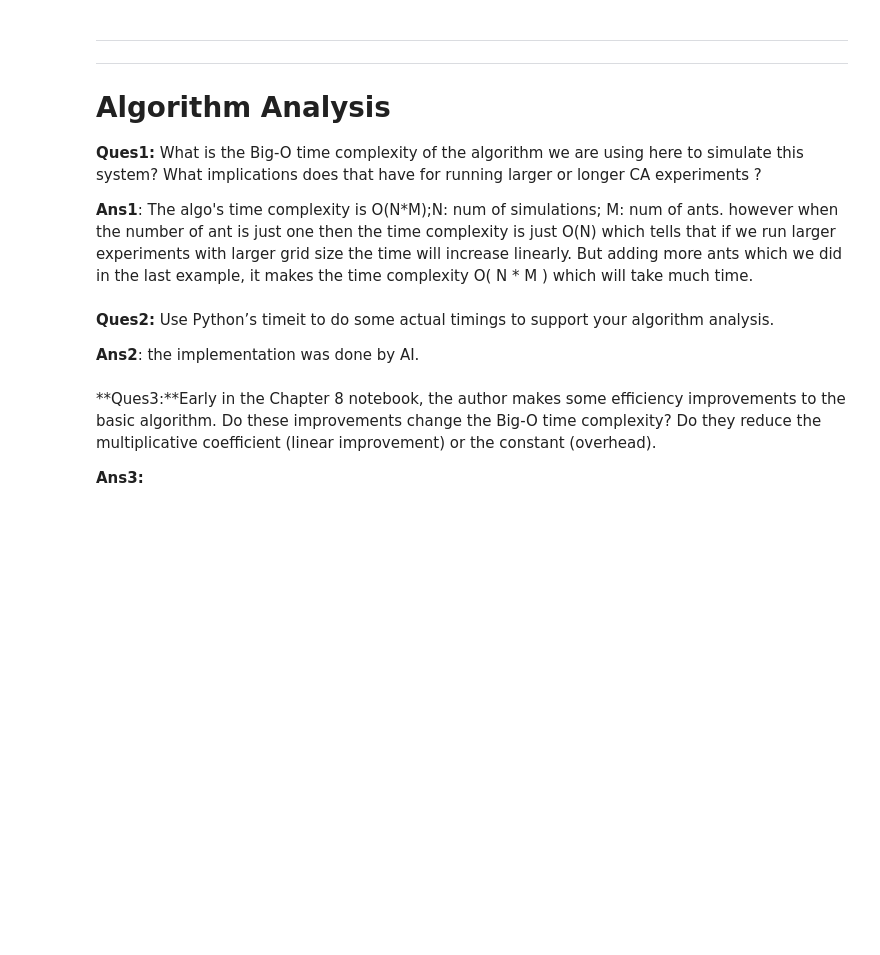
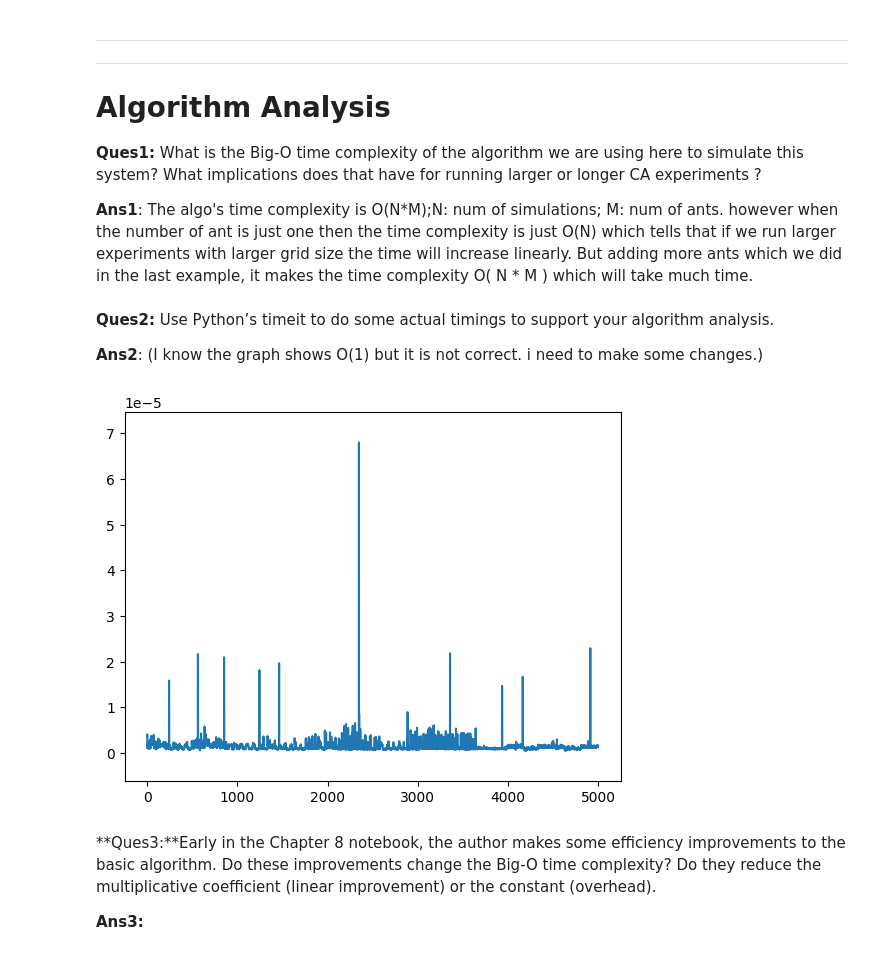
Before and after one commit to jashanpreetjabbal/cap-comp215, a Jupyter notebook: LangtonAnt.ipynb, the cells around one changed output. Drawn from its saved outputs; the diff is of its cells as text; code cells hidden in the pictures; blank space fills up the shorter version.

```diff
--- a/LangtonAnt.ipynb
+++ b/LangtonAnt.ipynb
@@ -59,7 +60,7 @@ https://github.com/lesguillemets/Langtons_ant
 i loved the way he used vectors to determine direction
 # %%
 class Ant(object):
-    def __init__(self, location, direction):
+    def __init__(self, location, direction=0):
         self.location = location
         self.direction = direction
 
@@ -86,10 +87,13 @@ class Ant(object):
 
     def die(self):
         self.isalive = False
+
+def create_ant(location, direction=0):
+    return Ant(location, direction)
 # %% [markdown]
 The code below has been taken from Lab6 and modified for the appropriate usage as needed for the project. The shape of the ant(last function) was generated by  AI.
 # %%
-class LangtonsAnt:
+class langtonsAnt:
     def __init__(self, size=101, start=(5, 5), num_ants=1):
         self.size = size
         self.grid = np.zeros((size, size), dtype=np.uint8)
@@ -119,6 +123,9 @@ class LangtonsAnt:
                                  [x + 0.3 * dy - 0.2 * dx, y - 0.3 * dx - 0.2 * dy],
                                  [x + 0.3 * dy + 0.2 * dx, y - 0.3 * dx + 0.2 * dy]])
             axes.fill(vertices[:, 0], vertices[:, 1], 'red')
+
+    def simulation(self, i):
+      pass
 # %% [markdown]
 The class below is from Lab6 as it was just perfect to be used for the animation.
 # %%
@@ -235,23 +242,28 @@ What implications does that have for running larger or longer CA experiments ?
 # %% [markdown]
 **Ques2:** Use Python’s timeit to do some actual timings to support your algorithm analysis.
 
-**Ans2**: the implementation was done by AI.
+**Ans2**: (I know the graph shows O(1) but it is not correct. i need to make some changes.)
 # %%
-def calc_time(n):
+def time_calculation(n):
     time = dict()
     for i in range(n):
-        test_ant = Ant([100,100], 0)  # Passing a dummy direction argument
-        test_world = LangtonsAnt(200, (test_ant,))
-        time_taken = timeit.timeit(lambda: test_world.step(), number=100)
+        test_ant = Ant([75,75])
+        test_world = langtonsAnt(1000, (test_ant,))
+        time_taken = timeit.timeit(lambda: test_world.simulation(i), number=1)
         time[i] = time_taken
+
     plt.plot(time.keys(), time.values())
-    plt.xlabel('Iteration')
-    plt.ylabel('Time (s)')
-    plt.title('Time taken for Langton\'s Ant simulation')
+    min_time = min(time.values())
+    max_time = max(time.values())
+    plt.ylim(min_time - 0.1 * (max_time - min_time), max_time + 0.1 * (max_time - min_time))
+
     plt.show()
 
-# Run the time calculation function
-calc_time(100)
+
+
+time_calculation(5000)
+# %% [output]
+[figure, added]
 # %% [markdown]
 **Ques3:**Early in the Chapter 8 notebook, the author makes some efficiency improvements to the basic algorithm.
 Do these improvements change the Big-O time complexity?
```
Also changed, not shown: parts of 7 cells of this notebook.
